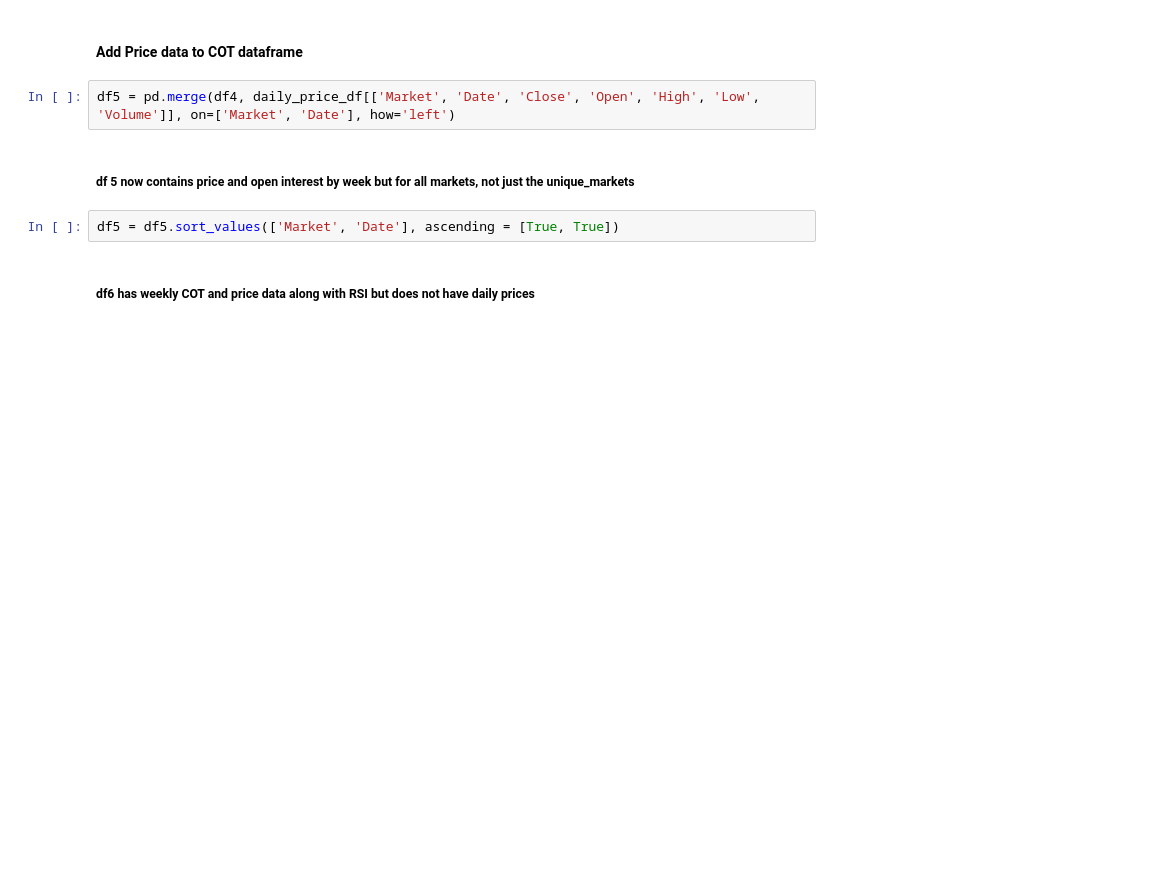
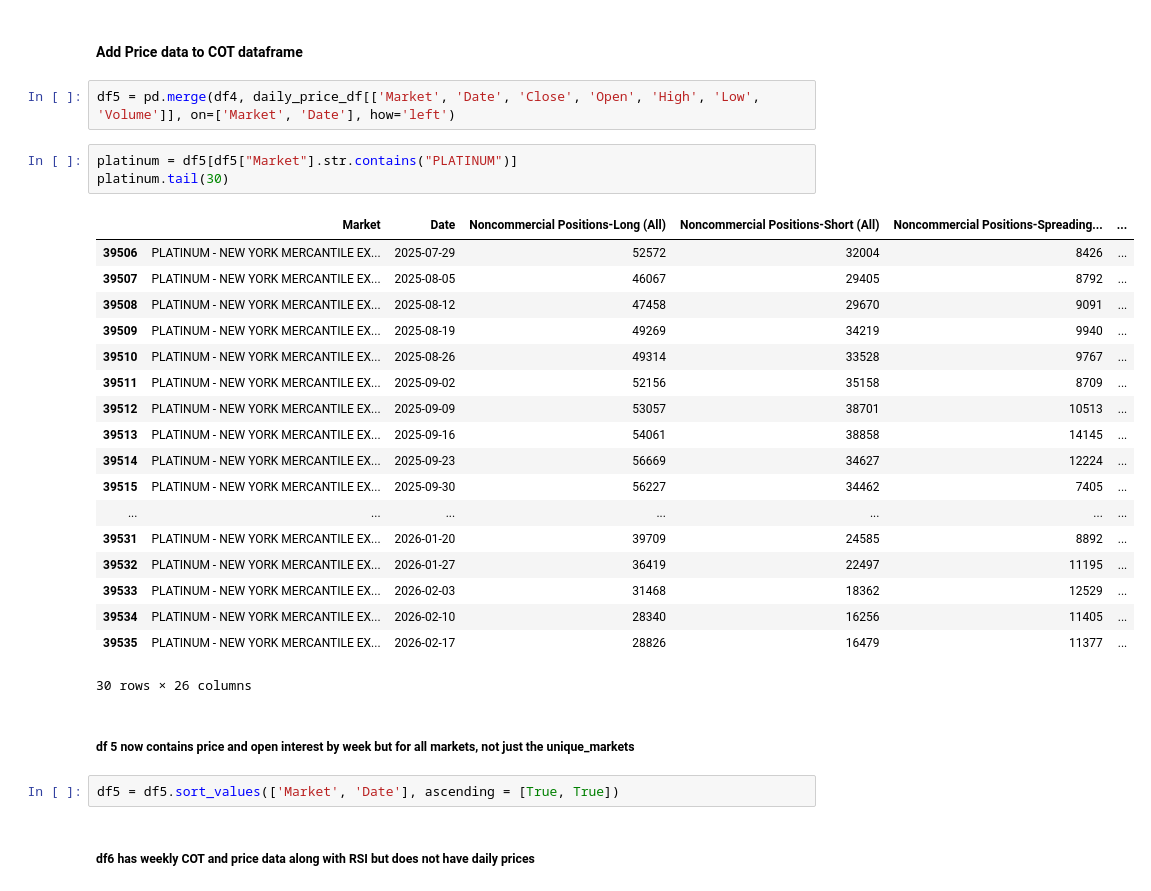
Before and after one commit to JPow/COT_Dashboard_Deployment, a Jupyter notebook: COT Cursor Experiments To Deploy.ipynb, the cells around one changed output. Cells and saved outputs as stored; diff of their text form; blank space fills up the shorter version.

```diff
--- a/COT Cursor Experiments To Deploy.ipynb
+++ b/COT Cursor Experiments To Deploy.ipynb
@@ -767,6 +767,28 @@ PRICE DATA DIAGNOSTIC - Missing Data by Market
 #### Add Price data to COT dataframe
 # %%
 df5 = pd.merge(df4, daily_price_df[['Market', 'Date', 'Close', 'Open', 'High', 'Low', 'Volume']], on=['Market', 'Date'], how='left')
+# %%
+platinum = df5[df5["Market"].str.contains("PLATINUM")]
+platinum.tail(30)
+# %% [output]
+|  | Market | Date | Noncommercial Positions-Long (All) | Noncommercial Positions-Short (All) | Noncommercial Positions-Spreading... | ... |
+| 39506 | PLATINUM - NEW YORK MERCANTILE EX... | 2025-07-29 | 52572 | 32004 | 8426 | ... |
+| 39507 | PLATINUM - NEW YORK MERCANTILE EX... | 2025-08-05 | 46067 | 29405 | 8792 | ... |
+| 39508 | PLATINUM - NEW YORK MERCANTILE EX... | 2025-08-12 | 47458 | 29670 | 9091 | ... |
+| 39509 | PLATINUM - NEW YORK MERCANTILE EX... | 2025-08-19 | 49269 | 34219 | 9940 | ... |
+| 39510 | PLATINUM - NEW YORK MERCANTILE EX... | 2025-08-26 | 49314 | 33528 | 9767 | ... |
+| 39511 | PLATINUM - NEW YORK MERCANTILE EX... | 2025-09-02 | 52156 | 35158 | 8709 | ... |
+| 39512 | PLATINUM - NEW YORK MERCANTILE EX... | 2025-09-09 | 53057 | 38701 | 10513 | ... |
+| 39513 | PLATINUM - NEW YORK MERCANTILE EX... | 2025-09-16 | 54061 | 38858 | 14145 | ... |
+| 39514 | PLATINUM - NEW YORK MERCANTILE EX... | 2025-09-23 | 56669 | 34627 | 12224 | ... |
+| 39515 | PLATINUM - NEW YORK MERCANTILE EX... | 2025-09-30 | 56227 | 34462 | 7405 | ... |
+| ... | ... | ... | ... | ... | ... | ... |
+| 39531 | PLATINUM - NEW YORK MERCANTILE EX... | 2026-01-20 | 39709 | 24585 | 8892 | ... |
+| 39532 | PLATINUM - NEW YORK MERCANTILE EX... | 2026-01-27 | 36419 | 22497 | 11195 | ... |
+| 39533 | PLATINUM - NEW YORK MERCANTILE EX... | 2026-02-03 | 31468 | 18362 | 12529 | ... |
+| 39534 | PLATINUM - NEW YORK MERCANTILE EX... | 2026-02-10 | 28340 | 16256 | 11405 | ... |
+| 39535 | PLATINUM - NEW YORK MERCANTILE EX... | 2026-02-17 | 28826 | 16479 | 11377 | ... |
+30 rows × 26 columns
 # %% [markdown]
 ##### df 5 now contains price and open interest by week but for all markets, not just the unique_markets
 # %%
```
Also changed, not shown: parts of 11 cells of this notebook, 2 other files.
